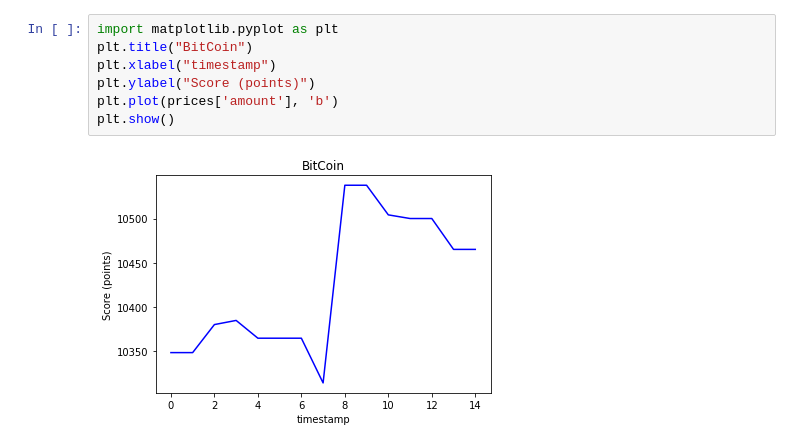
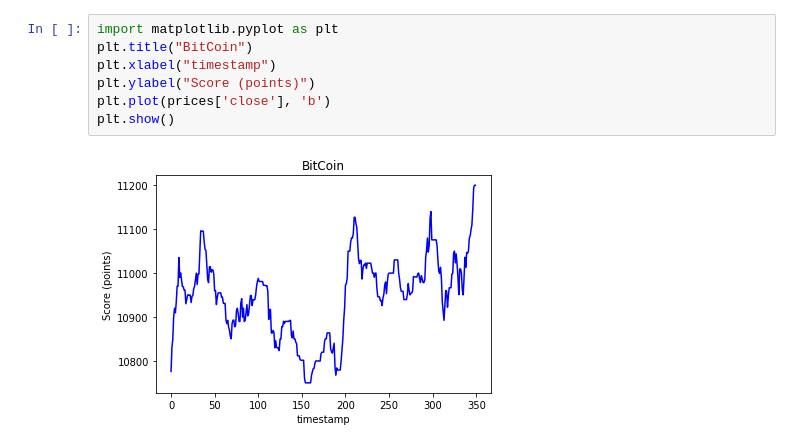
Before and after one commit to scristofari/bitcoin-challenge, a Jupyter notebook: BitCoin Challenge.ipynb, the cells around one changed output. Drawn from its saved outputs; the diff is of its cells as text.

```diff
--- a/BitCoin Challenge.ipynb
+++ b/BitCoin Challenge.ipynb
@@ -19,12 +23,12 @@ prices.corr()
 # %%
 import matplotlib.pyplot as plt
 plt.title("BitCoin")
 plt.xlabel("timestamp")
 plt.ylabel("Score (points)")
-plt.plot(prices['amount'], 'b')
+plt.plot(prices['close'], 'b')
 plt.show()
 # %% [output]
-[figure, old version]
+[figure, new version]
 # %%
 import numpy as np
 from sklearn.tree import DecisionTreeRegressor
```
Also changed, not shown: parts of 4 cells of this notebook, 4 other files.
